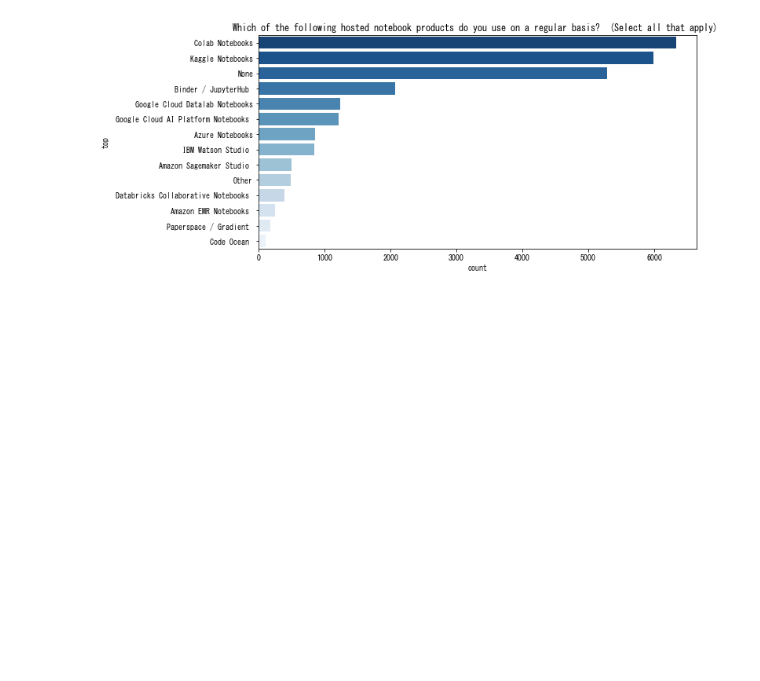
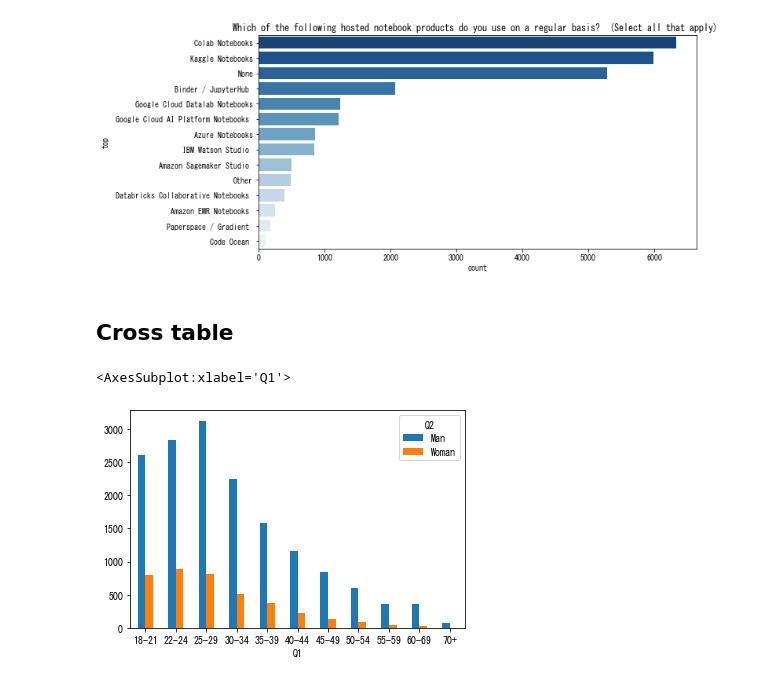
Before and after one commit to thdn1234/Python-Kaggle-ML-DS-survey-2020, a Jupyter notebook: kaggle-survey-2020.ipynb, the cells around one changed output. Drawn from its saved outputs; the diff is of its cells as text; code cells hidden in the pictures; blank space fills up the shorter version.

```diff
--- a/kaggle-survey-2020.ipynb
+++ b/kaggle-survey-2020.ipynb
@@ -525,3 +509,11 @@ def show_multiple_choice_barplot_by_qno(qno, fsize=(10,5)):
 show_multiple_choice_barplot_by_qno("Q10")
 # %% [output]
 [figure]
+# %% [markdown]
+## Cross table
+# %%
+q1q2 = pd.crosstab(answer["Q1"], answer["Q2"])
+q1q2[["Man","Woman"]].plot.bar(rot=0)
+# %% [output]
+<AxesSubplot:xlabel='Q1'>
+[figure, added]
```
Also changed, not shown: parts of 22 cells of this notebook.
